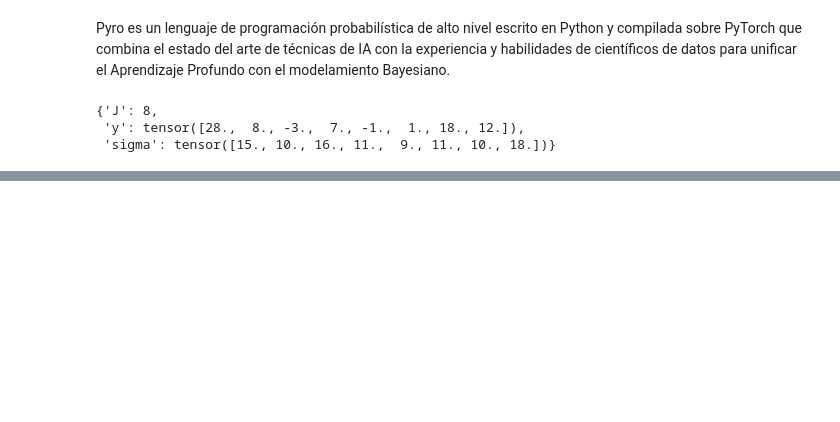
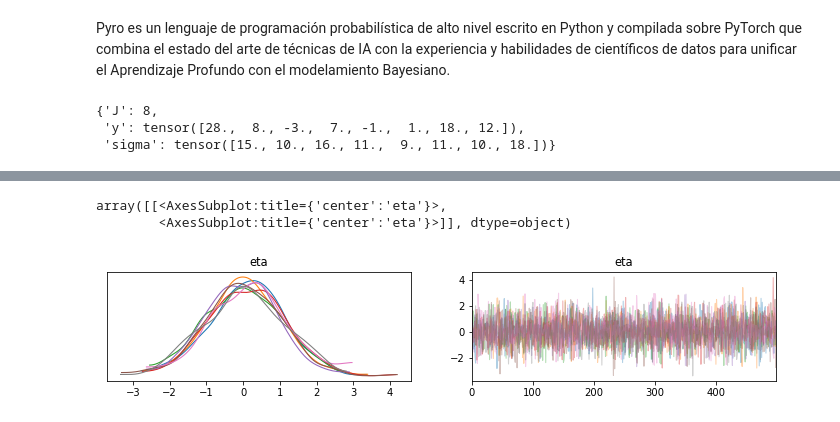
Before and after one commit to Jeslome/Proyecto, a Jupyter notebook: Bayesiana.ipynb, the cells around one changed output, grey strips where cells are left out. Drawn from its saved outputs; the diff is of its cells as text; code cells hidden in the pictures; blank space fills up the shorter version.

```diff
--- a/Bayesiana.ipynb
+++ b/Bayesiana.ipynb
@@ -567,0 +608,6 @@ svi = SVI(model, guide_model, optimizer, loss=Trace_ELBO())
+# %%
+az.plot_trace(pyro_data)
+# %% [output]
+array([[<AxesSubplot:title={'center':'eta'}>,
+        <AxesSubplot:title={'center':'eta'}>]], dtype=object)
+[figure, added]
```
Also changed, not shown: parts of 14 cells of this notebook.
